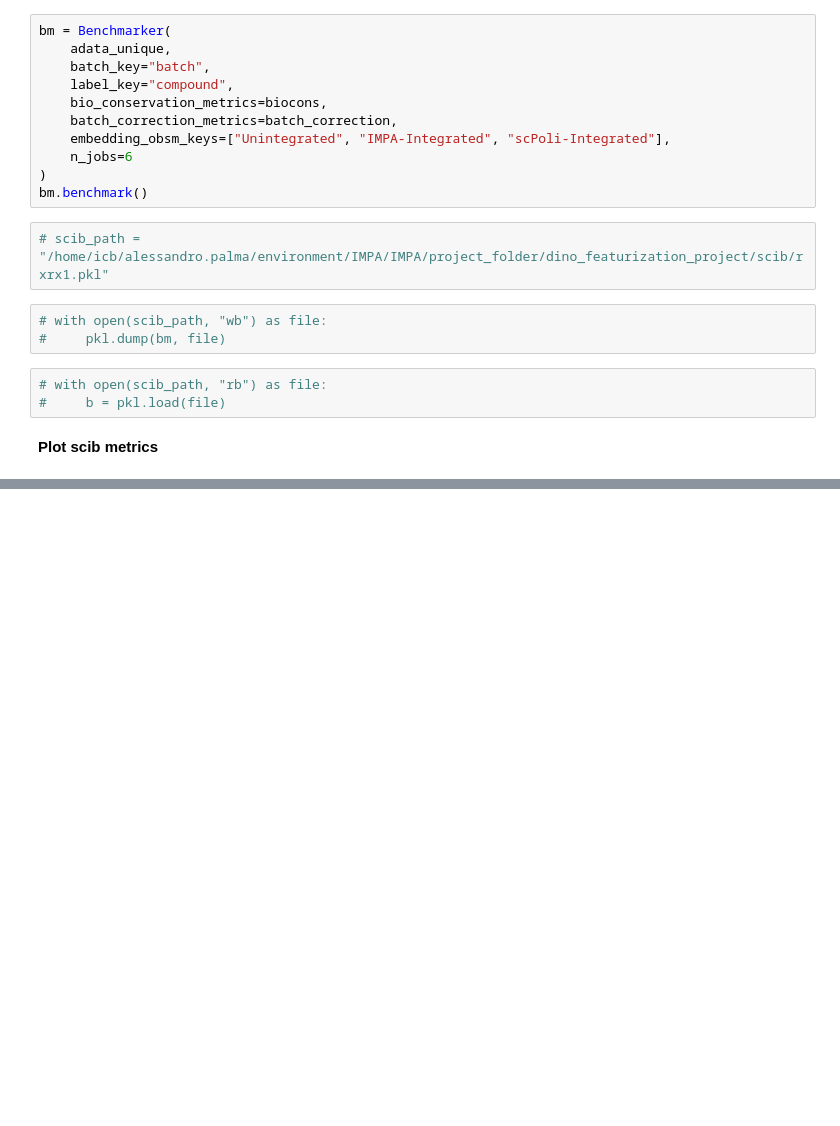
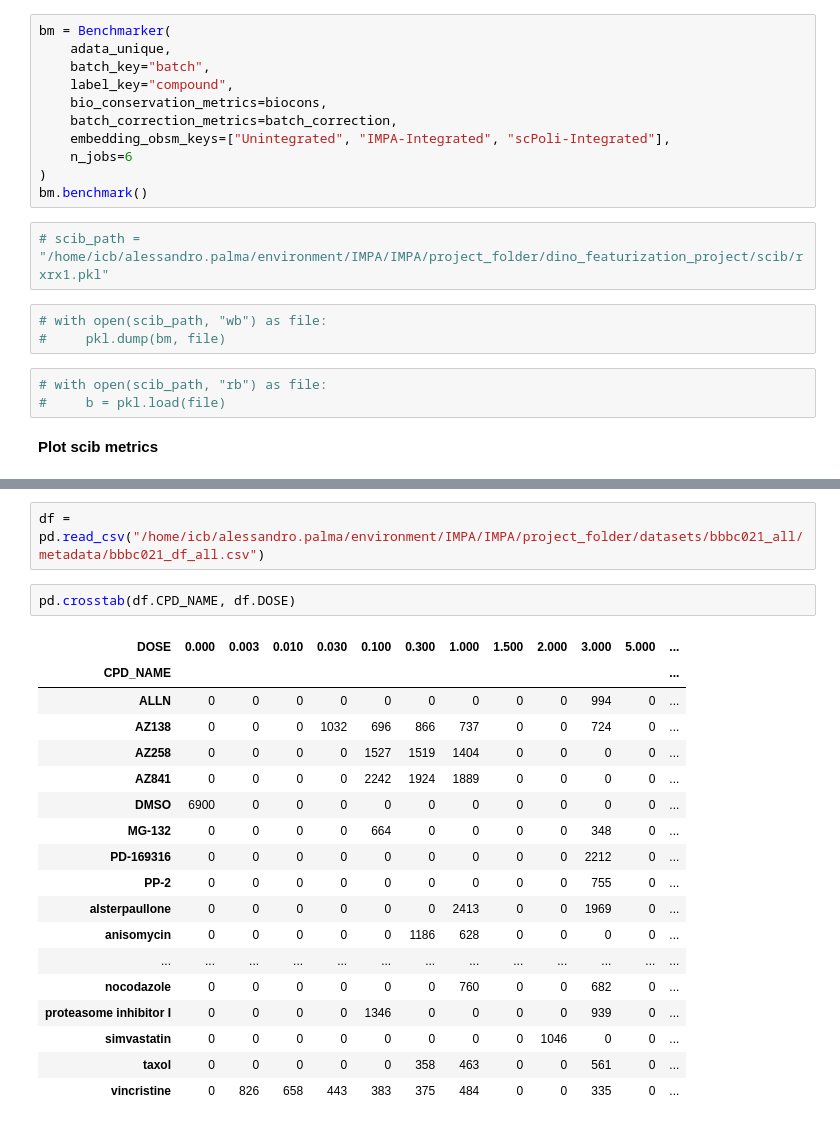
Before and after one commit to theislab/IMPA, a Jupyter notebook: notebooks/cpg0000/dino_featurization_rxrx1.ipynb, the cells around one changed output, grey strips where cells are left out. Saved outputs shown, nothing was run; the diff lists cells and outputs as text; blank space fills up the shorter version.

```diff
--- a/notebooks/cpg0000/dino_featurization_rxrx1.ipynb
+++ b/notebooks/cpg0000/dino_featurization_rxrx1.ipynb
@@ -515,0 +528,23 @@ plt.show()
+# %%
+df = pd.read_csv("/home/icb/alessandro.palma/environment/IMPA/IMPA/project_folder/datasets/bbbc021_all/metadata/bbbc021_df_all.csv")
+# %%
+pd.crosstab(df.CPD_NAME, df.DOSE)
+# %% [output]
+| DOSE | 0.000 | 0.003 | 0.010 | 0.030 | 0.100 | 0.300 | 1.000 | 1.500 | 2.000 | 3.000 | 5.000 | ... |
+| CPD_NAME |  |  |  |  |  |  |  |  |  |  |  | ... |
+| ALLN | 0 | 0 | 0 | 0 | 0 | 0 | 0 | 0 | 0 | 994 | 0 | ... |
+| AZ138 | 0 | 0 | 0 | 1032 | 696 | 866 | 737 | 0 | 0 | 724 | 0 | ... |
+| AZ258 | 0 | 0 | 0 | 0 | 1527 | 1519 | 1404 | 0 | 0 | 0 | 0 | ... |
+| AZ841 | 0 | 0 | 0 | 0 | 2242 | 1924 | 1889 | 0 | 0 | 0 | 0 | ... |
+| DMSO | 6900 | 0 | 0 | 0 | 0 | 0 | 0 | 0 | 0 | 0 | 0 | ... |
+| MG-132 | 0 | 0 | 0 | 0 | 664 | 0 | 0 | 0 | 0 | 348 | 0 | ... |
+| PD-169316 | 0 | 0 | 0 | 0 | 0 | 0 | 0 | 0 | 0 | 2212 | 0 | ... |
+| PP-2 | 0 | 0 | 0 | 0 | 0 | 0 | 0 | 0 | 0 | 755 | 0 | ... |
+| alsterpaullone | 0 | 0 | 0 | 0 | 0 | 0 | 2413 | 0 | 0 | 1969 | 0 | ... |
+| anisomycin | 0 | 0 | 0 | 0 | 0 | 1186 | 628 | 0 | 0 | 0 | 0 | ... |
+| ... | ... | ... | ... | ... | ... | ... | ... | ... | ... | ... | ... | ... |
+| nocodazole | 0 | 0 | 0 | 0 | 0 | 0 | 760 | 0 | 0 | 682 | 0 | ... |
+| proteasome inhibitor I | 0 | 0 | 0 | 0 | 1346 | 0 | 0 | 0 | 0 | 939 | 0 | ... |
+| simvastatin | 0 | 0 | 0 | 0 | 0 | 0 | 0 | 0 | 1046 | 0 | 0 | ... |
+| taxol | 0 | 0 | 0 | 0 | 0 | 358 | 463 | 0 | 0 | 561 | 0 | ... |
+| vincristine | 0 | 826 | 658 | 443 | 383 | 375 | 484 | 0 | 0 | 335 | 0 | ... |
```
Also changed, not shown: parts of 7 cells of this notebook, 11 other files.
